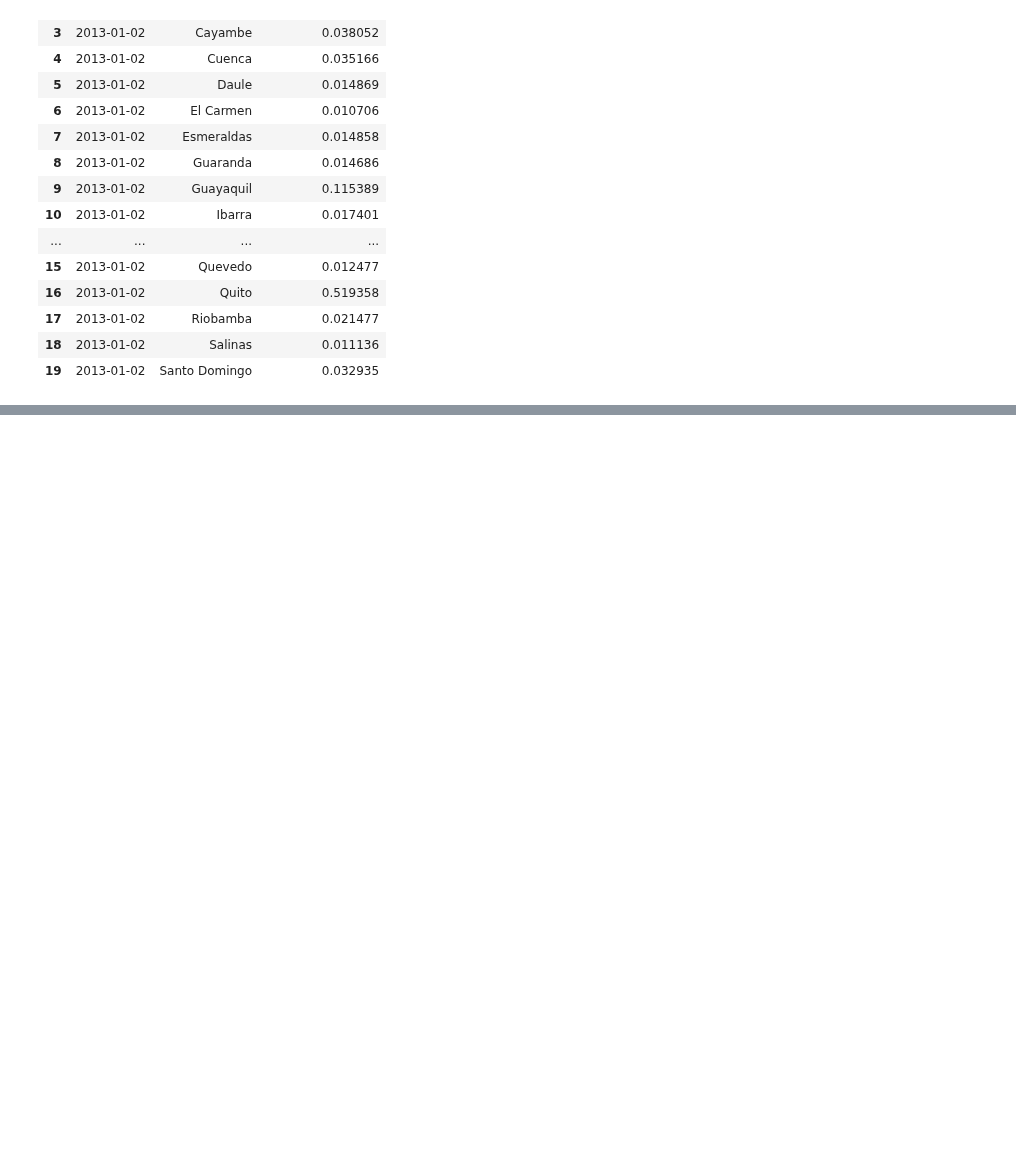
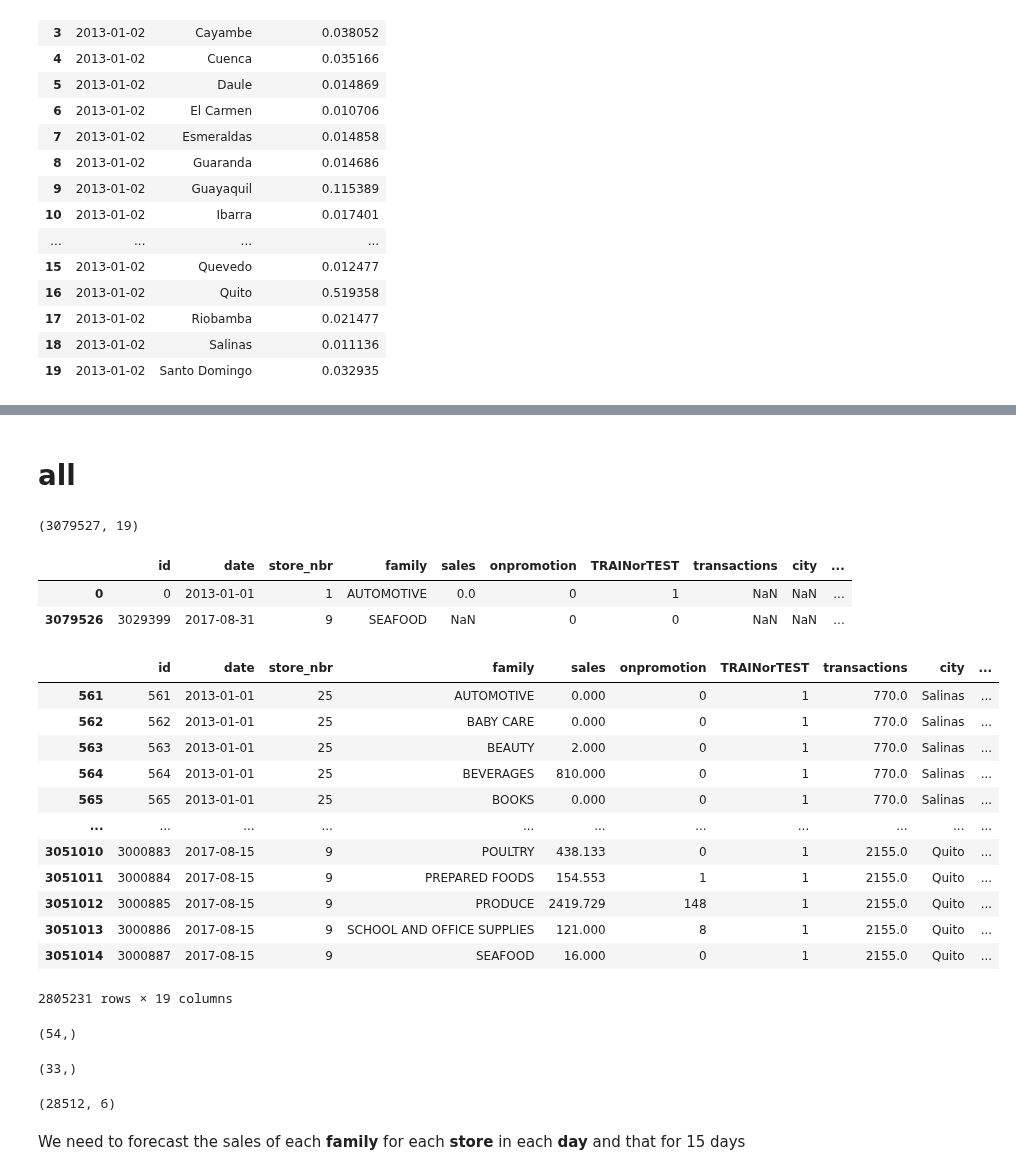
Before and after one commit to K-Ouhmaid/Store-Sales---Time-Series-Forecasting, a Jupyter notebook: store-sales-time-series-forecasting-kh1.ipynb, the cells around one changed output, grey strips where cells are left out. Drawn from its saved outputs; the diff is of its cells as text; code cells hidden in the pictures; blank space fills up the shorter version.

Commit message:
Kaggle Notebook | Store Sales - Time Series Forecasting-Kh1 | Version 9

```diff
--- a/store-sales-time-series-forecasting-kh1.ipynb
+++ b/store-sales-time-series-forecasting-kh1.ipynb
@@ -473,0 +498,3 @@ px.pie(temp6[temp6['date'] == '201-01-02'], values='transaction_perc', names='ci
+# %%
+train.date=pd.to_datetime(train['date'],format="%Y-%m-%d")
+test.date=pd.to_datetime(test['date'],format="%Y-%m-%d")
@@ -473,0 +544,2 @@ px.pie(temp6[temp6['date'] == '201-01-02'], values='transaction_perc', names='ci
+# %%
+train_test=pd.concat([train, test], axis=0)
@@ -473,0 +607,44 @@ px.pie(temp6[temp6['date'] == '201-01-02'], values='transaction_perc', names='ci
+# %% [markdown]
+# all
+# %%
+all=train_test.merge(trans_store_holiday2,on=["date","store_nbr"],how="left")
+# %%
+all.shape
+# %% [output]
+(3079527, 19)
+# %%
+all.iloc[[0,-1]]
+# %% [output]
+|  | id | date | store_nbr | family | sales | onpromotion | TRAINorTEST | transactions | city | ... |
+| 0 | 0 | 2013-01-01 | 1 | AUTOMOTIVE | 0.0 | 0 | 1 | NaN | NaN | ... |
+| 3079526 | 3029399 | 2017-08-31 | 9 | SEAFOOD | NaN | 0 | 0 | NaN | NaN | ... |
+# %%
+all[all.transactions.notnull()]
+# %% [output]
+|  | id | date | store_nbr | family | sales | onpromotion | TRAINorTEST | transactions | city | ... |
+| 561 | 561 | 2013-01-01 | 25 | AUTOMOTIVE | 0.000 | 0 | 1 | 770.0 | Salinas | ... |
+| 562 | 562 | 2013-01-01 | 25 | BABY CARE | 0.000 | 0 | 1 | 770.0 | Salinas | ... |
+| 563 | 563 | 2013-01-01 | 25 | BEAUTY | 2.000 | 0 | 1 | 770.0 | Salinas | ... |
+| 564 | 564 | 2013-01-01 | 25 | BEVERAGES | 810.000 | 0 | 1 | 770.0 | Salinas | ... |
+| 565 | 565 | 2013-01-01 | 25 | BOOKS | 0.000 | 0 | 1 | 770.0 | Salinas | ... |
+| ... | ... | ... | ... | ... | ... | ... | ... | ... | ... | ... |
+| 3051010 | 3000883 | 2017-08-15 | 9 | POULTRY | 438.133 | 0 | 1 | 2155.0 | Quito | ... |
+| 3051011 | 3000884 | 2017-08-15 | 9 | PREPARED FOODS | 154.553 | 1 | 1 | 2155.0 | Quito | ... |
+| 3051012 | 3000885 | 2017-08-15 | 9 | PRODUCE | 2419.729 | 148 | 1 | 2155.0 | Quito | ... |
+| 3051013 | 3000886 | 2017-08-15 | 9 | SCHOOL AND OFFICE SUPPLIES | 121.000 | 8 | 1 | 2155.0 | Quito | ... |
+| 3051014 | 3000887 | 2017-08-15 | 9 | SEAFOOD | 16.000 | 0 | 1 | 2155.0 | Quito | ... |
+2805231 rows × 19 columns
+# %%
+test.store_nbr.value_counts().shape
+# %% [output]
+(54,)
+# %%
+all.family.value_counts().shape
+# %% [output]
+(33,)
+# %%
+test.shape
+# %% [output]
+(28512, 6)
+# %% [markdown]
+We need to forecast the sales of each **family** for each **store** in each **day** and that for 15 days
```
Also changed, not shown: parts of 12 cells of this notebook.
